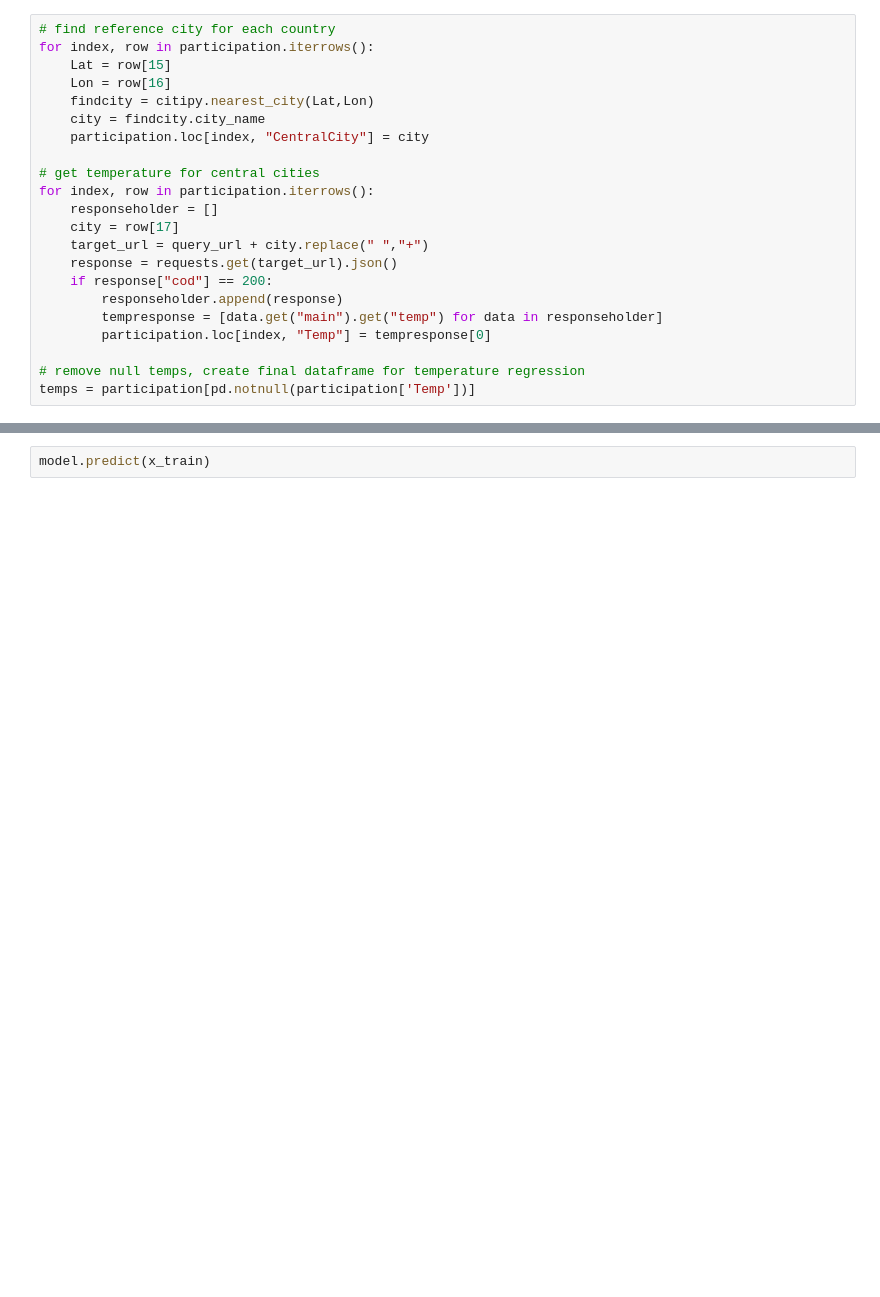
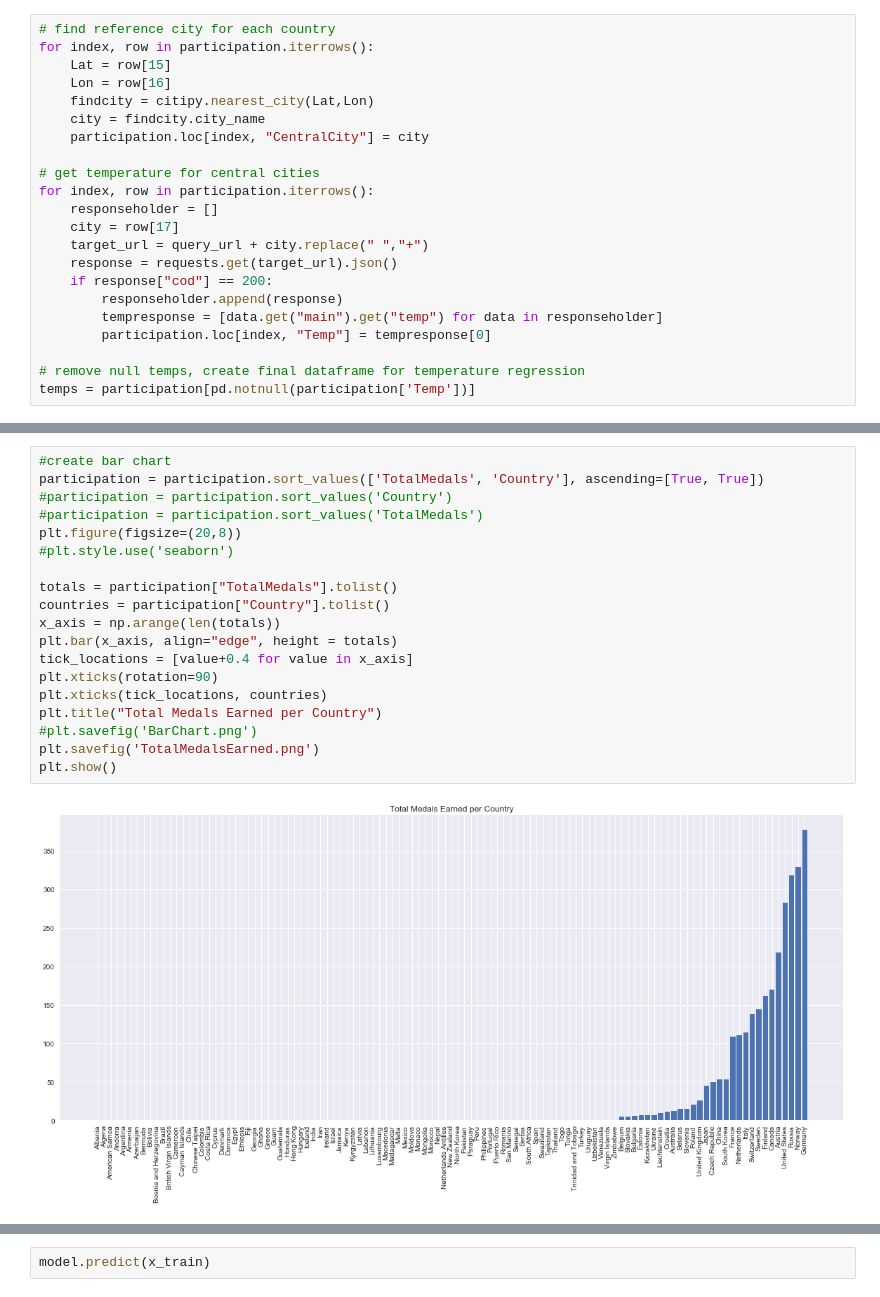
Before and after one commit to dianekvg/bootcamp-project1, a Jupyter notebook: Diane/success_indicators.ipynb, the cells around one changed output, grey strips where cells are left out. Cells and saved outputs as stored; diff of their text form; blank space fills up the shorter version.

```diff
--- a/Diane/success_indicators.ipynb
+++ b/Diane/success_indicators.ipynb
@@ -124,0 +161,21 @@ temps = participation[pd.notnull(participation['Temp'])]
+# %%
+#create bar chart
+participation = participation.sort_values(['TotalMedals', 'Country'], ascending=[True, True])
+#participation = participation.sort_values('Country')
+#participation = participation.sort_values('TotalMedals')
+plt.figure(figsize=(20,8))
+#plt.style.use('seaborn')
+
+totals = participation["TotalMedals"].tolist()
+countries = participation["Country"].tolist()
+x_axis = np.arange(len(totals))
+plt.bar(x_axis, align="edge", height = totals)
+tick_locations = [value+0.4 for value in x_axis]
+plt.xticks(rotation=90)
+plt.xticks(tick_locations, countries)
+plt.title("Total Medals Earned per Country")
+#plt.savefig('BarChart.png')
+plt.savefig('TotalMedalsEarned.png')
+plt.show()
+# %% [output]
+[figure, added]
```
Also changed, not shown: parts of 34 cells of this notebook, 4 other files.
